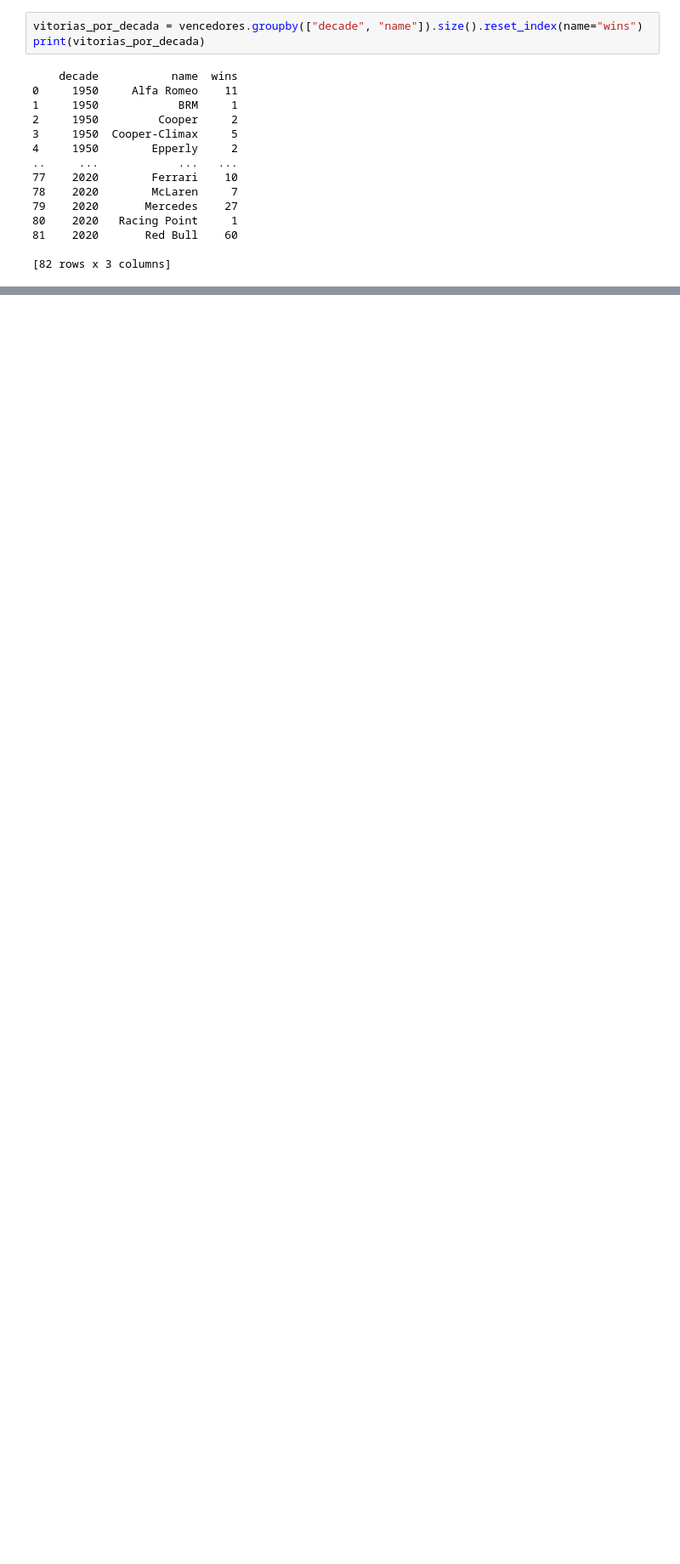
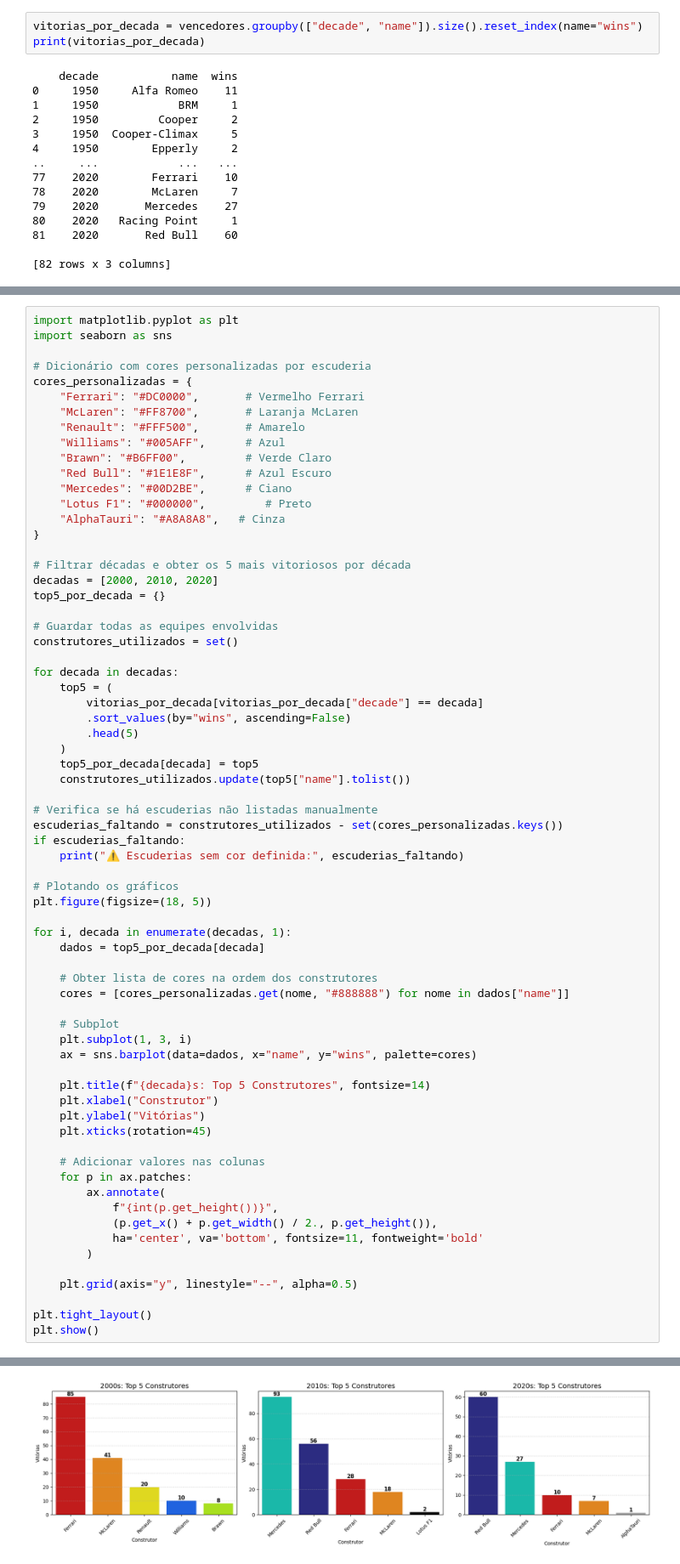
Before and after one commit to FlaviouSs/estatistica_formula1, a Jupyter notebook: flavio/analise1/analise1.ipynb, the cells around one changed output, grey strips where cells are left out. Shown at 85% size. Cells and saved outputs as stored; diff of their text form; blank space fills up the shorter version.

```diff
--- a/flavio/analise1/analise1.ipynb
+++ b/flavio/analise1/analise1.ipynb
@@ -69,0 +108,69 @@ print(vitorias_por_decada)
+# %%
+import matplotlib.pyplot as plt
+import seaborn as sns
+
+# Dicionário com cores personalizadas por escuderia
+cores_personalizadas = {
+    "Ferrari": "#DC0000",       # Vermelho Ferrari
+    "McLaren": "#FF8700",       # Laranja McLaren
+    "Renault": "#FFF500",       # Amarelo
+    "Williams": "#005AFF",      # Azul
+    "Brawn": "#B6FF00",         # Verde Claro
+    "Red Bull": "#1E1E8F",      # Azul Escuro
+    "Mercedes": "#00D2BE",      # Ciano
+    "Lotus F1": "#000000",         # Preto
+    "AlphaTauri": "#A8A8A8",   # Cinza
+}
+
+# Filtrar décadas e obter os 5 mais vitoriosos por década
+decadas = [2000, 2010, 2020]
+top5_por_decada = {}
+
+# Guardar todas as equipes envolvidas
+construtores_utilizados = set()
+
+for decada in decadas:
+    top5 = (
+        vitorias_por_decada[vitorias_por_decada["decade"] == decada]
+        .sort_values(by="wins", ascending=False)
+        .head(5)
+    )
+    top5_por_decada[decada] = top5
+    construtores_utilizados.update(top5["name"].tolist())
+
+# Verifica se há escuderias não listadas manualmente
+escuderias_faltando = construtores_utilizados - set(cores_personalizadas.keys())
+if escuderias_faltando:
+    print("⚠️ Escuderias sem cor definida:", escuderias_faltando)
+
+# Plotando os gráficos
+plt.figure(figsize=(18, 5))
+
+for i, decada in enumerate(decadas, 1):
+    dados = top5_por_decada[decada]
+
+    # Obter lista de cores na ordem dos construtores
+    cores = [cores_personalizadas.get(nome, "#888888") for nome in dados["name"]]
+
+    # Subplot
+    plt.subplot(1, 3, i)
+    ax = sns.barplot(data=dados, x="name", y="wins", palette=cores)
+
+    plt.title(f"{decada}s: Top 5 Construtores", fontsize=14)
+    plt.xlabel("Construtor")
+    plt.ylabel("Vitórias")
+    plt.xticks(rotation=45)
+
+    # Adicionar valores nas colunas
+    for p in ax.patches:
+        ax.annotate(
+            f"{int(p.get_height())}",
+            (p.get_x() + p.get_width() / 2., p.get_height()),
+            ha='center', va='bottom', fontsize=11, fontweight='bold'
+        )
+
+    plt.grid(axis="y", linestyle="--", alpha=0.5)
+
+plt.tight_layout()
+plt.show()
+# %% [output]
@@ -69,0 +188 @@ print(vitorias_por_decada)
+[figure, added]
```
Also changed, not shown: parts of 8 cells of this notebook.
